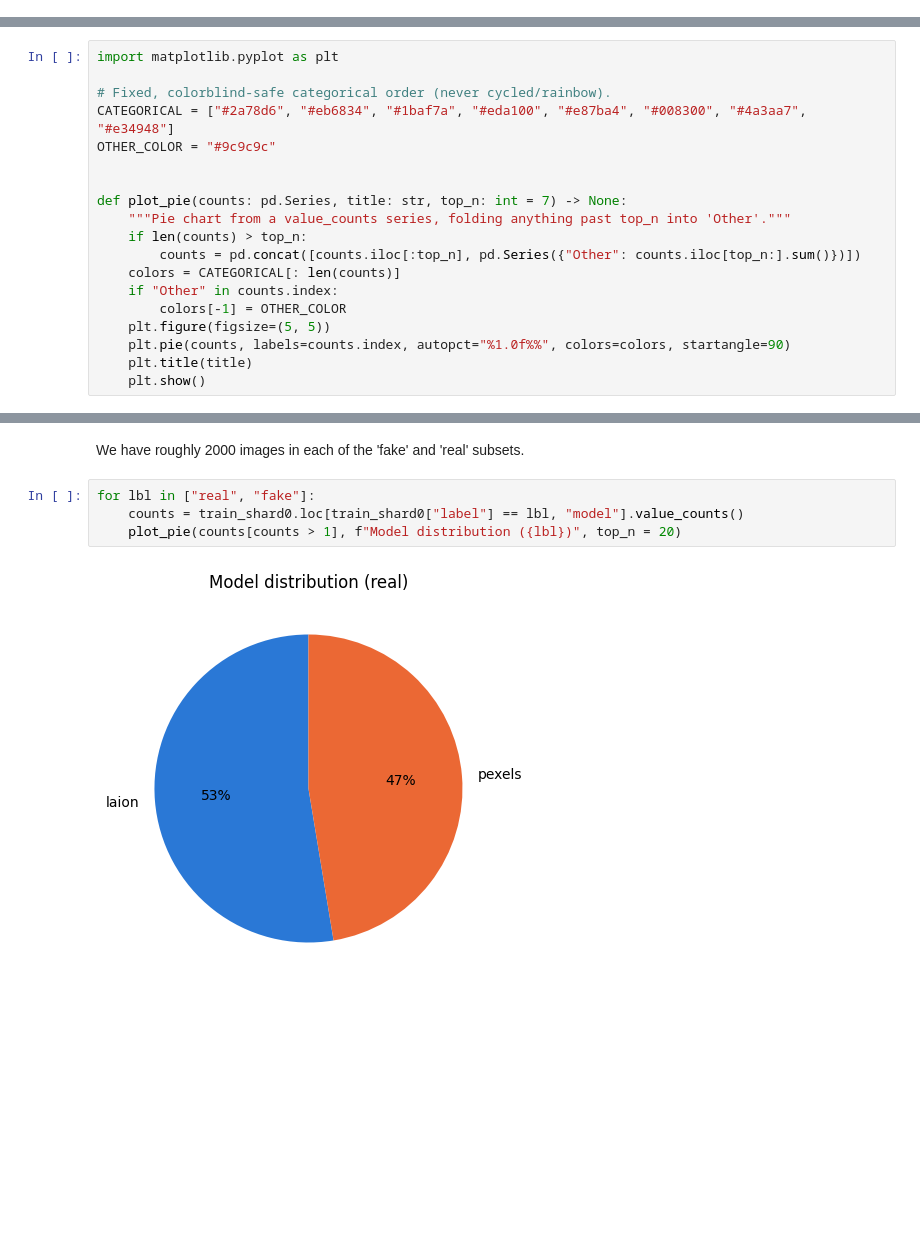
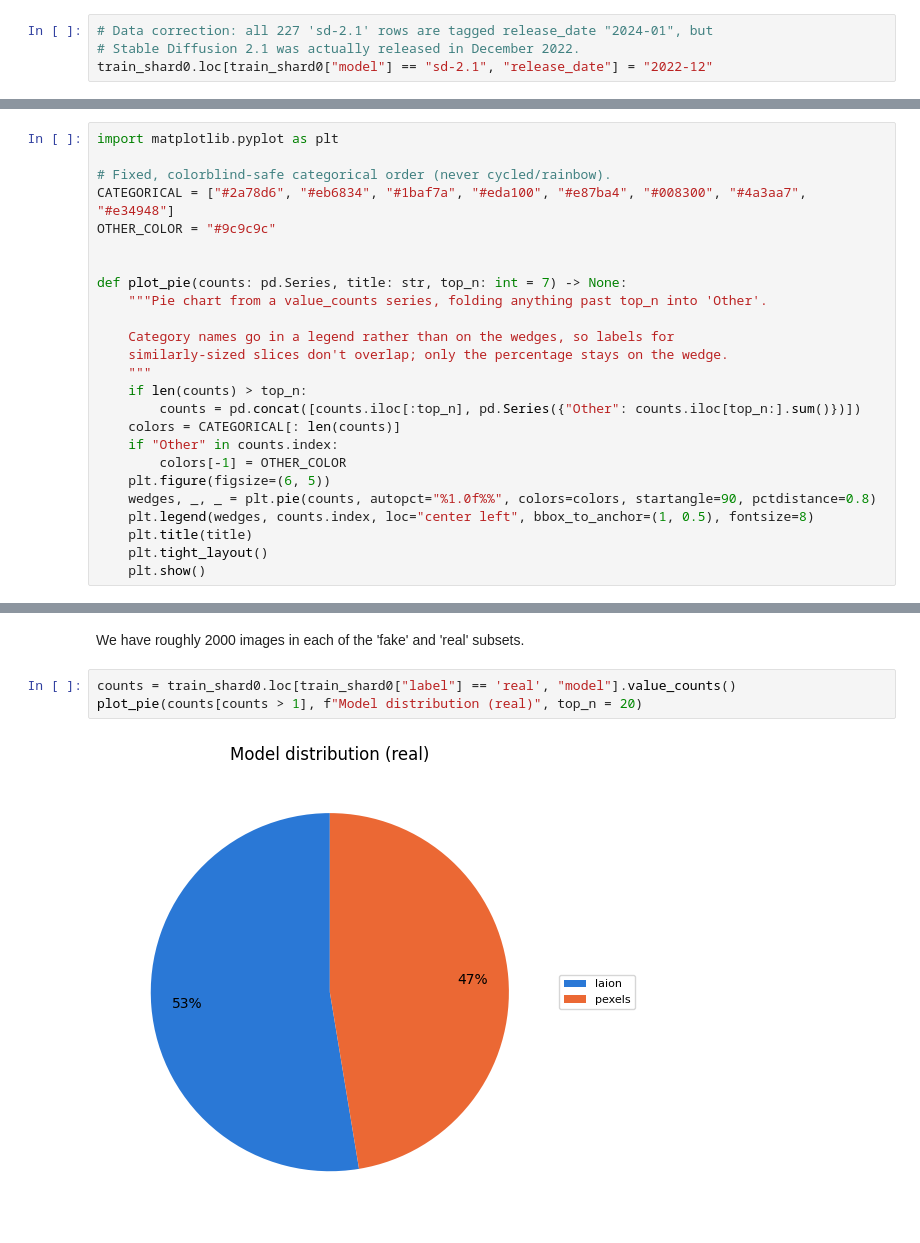
Before and after one commit to asha-lily/fake-image-detection, a Jupyter notebook: notebooks/open_fake_dataset_exploration.ipynb, the cells around one changed output, grey strips where cells are left out. Saved outputs shown, nothing was run; the diff lists cells and outputs as text; blank space fills up the shorter version.

Commit message:
Improve plots.

```diff
--- a/notebooks/open_fake_dataset_exploration.ipynb
+++ b/notebooks/open_fake_dataset_exploration.ipynb
@@ -37,6 +37,10 @@ The columns are:
 - model: for fake images this is the generator name e.g 'flux.2-dev', and for real images this is the name of the dataset the image comes from e.g 'laion'
 - type: generator class: base, finetune, lora, image (for non-generator real photos), video (for frames extracted from text-to-video / image-to-video models).
 - release_date: first release date of the generator, or collection date for real images. Format varies (YYYY-MM or YYYY-MM-DD).
+# %%
+# Data correction: all 227 'sd-2.1' rows are tagged release_date "2024-01", but
+# Stable Diffusion 2.1 was actually released in December 2022.
+train_shard0.loc[train_shard0["model"] == "sd-2.1", "release_date"] = "2022-12"
 # %% [markdown]
 ### Feature distributions
 # %%
@@ -78,15 +59,21 @@ OTHER_COLOR = "#9c9c9c"
 
 
 def plot_pie(counts: pd.Series, title: str, top_n: int = 7) -> None:
-    """Pie chart from a value_counts series, folding anything past top_n into 'Other'."""
+    """Pie chart from a value_counts series, folding anything past top_n into 'Other'.
+
+    Category names go in a legend rather than on the wedges, so labels for
+    similarly-sized slices don't overlap; only the percentage stays on the wedge.
+    """
     if len(counts) > top_n:
         counts = pd.concat([counts.iloc[:top_n], pd.Series({"Other": counts.iloc[top_n:].sum()})])
     colors = CATEGORICAL[: len(counts)]
     if "Other" in counts.index:
         colors[-1] = OTHER_COLOR
-    plt.figure(figsize=(5, 5))
-    plt.pie(counts, labels=counts.index, autopct="%1.0f%%", colors=colors, startangle=90)
+    plt.figure(figsize=(6, 5))
+    wedges, _, _ = plt.pie(counts, autopct="%1.0f%%", colors=colors, startangle=90, pctdistance=0.8)
+    plt.legend(wedges, counts.index, loc="center left", bbox_to_anchor=(1, 0.5), fontsize=8)
     plt.title(title)
+    plt.tight_layout()
     plt.show()
 # %%
 train_shard0["label"].value_counts()
@@ -102,8 +105,7 @@ plot_pie(train_shard0["label"].value_counts(), "Label distribution")
 # %% [markdown]
 We have roughly 2000 images in each of the 'fake' and 'real' subsets.
 # %%
-for lbl in ["real", "fake"]:
-    counts = train_shard0.loc[train_shard0["label"] == lbl, "model"].value_counts()
-    plot_pie(counts[counts > 1], f"Model distribution ({lbl})", top_n = 20)
+counts = train_shard0.loc[train_shard0["label"] == 'real', "model"].value_counts()
+plot_pie(counts[counts > 1], f"Model distribution (real)", top_n = 20)
 # %% [output]
-[figure, old version]
+[figure, new version]
```
Also changed, not shown: parts of 12 cells of this notebook.
